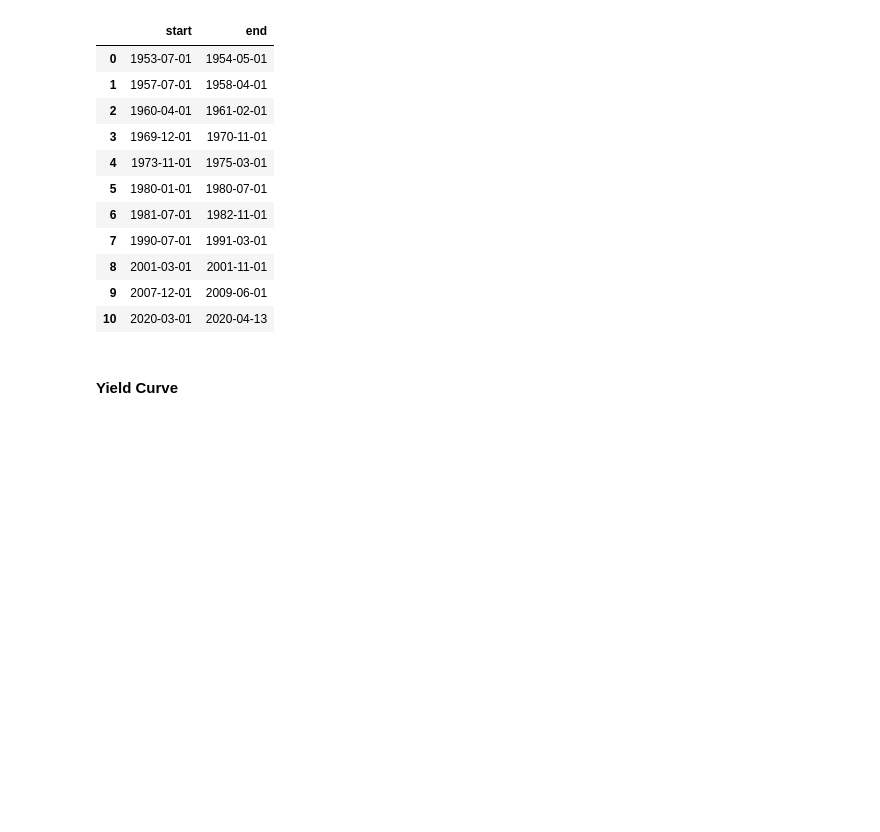
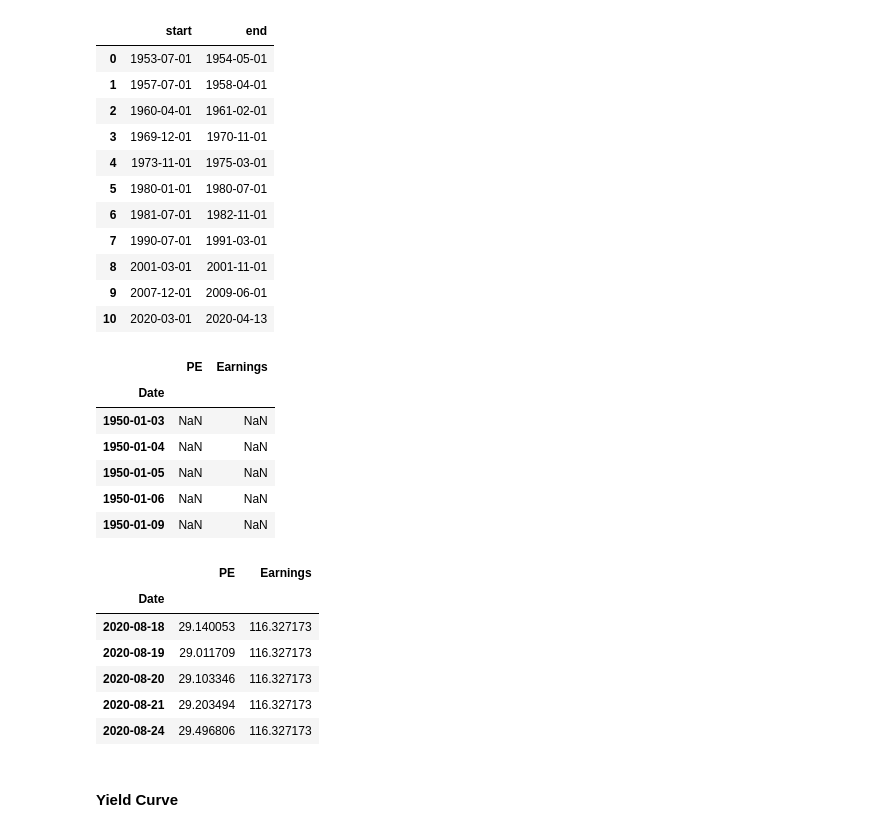
Before and after one commit to Aljgutier/Pyquant, a Jupyter notebook: SP500_MktCycle_Data.ipynb, the cells around one changed output. Cells and saved outputs as stored; diff of their text form; code cells hidden in the pictures; blank space fills up the shorter version.

Commit message:
MKT Cycle Data Update, SP PE Ratio, Quandl, api_key_files

```diff
--- a/SP500_MktCycle_Data.ipynb
+++ b/SP500_MktCycle_Data.ipynb
@@ -7,4 +7,16 @@ import matplotlib.pyplot as plt
 from datetime import datetime as dt
 from datetime import timedelta as td
 import seaborn as sns
-API_KEY_FRED="a19b53296199d2aa189a12c99b960218"
+import quandl
+
+# Quandle API key
+quandle_api_key_file = "quandl_api_key_file"
+f = open(quandle_api_key_file,'r')
+quandl_api_key=f.read().strip()
+f.close
+
+# Fred API key
+fred_api_key_file = "fred_api_key_file"
+f = open(fred_api_key_file,'r')
+fred_api_key=f.read().strip()
+f.close
@@ -189,3 +218,36 @@ display(dfrecessions)
+# %%
+# SP 500 PE Ratio
+%run fmfunctions
+sppe_filename='./data/sp500_pe_daily_1950-1-3_to_2020-8-24.csv'
+
+df_sppe_daily =pd.read_csv(sppe_filename,index_col=0,parse_dates=True)
+
+get_sppe_quandl=False
+if get_sppe_quandl==True:
+    start='2020-7-1'
+    end='2020-10-1'
+    savedir='./data'
+    save=True
+    df_sppe_daily=quandl_sppegetappend(df_sppe_daily,dfsp500,quandl_api_key,
+                                       start,end,save=save, savedir=savedir)
+
+display(df_sppe_daily.head())
+display(df_sppe_daily.tail())
+# %% [output]
+|  | PE | Earnings |
+| Date |  |  |
+| 1950-01-03 | NaN | NaN |
+| 1950-01-04 | NaN | NaN |
+| 1950-01-05 | NaN | NaN |
+| 1950-01-06 | NaN | NaN |
+| 1950-01-09 | NaN | NaN |
+|  | PE | Earnings |
+| Date |  |  |
+| 2020-08-18 | 29.140053 | 116.327173 |
+| 2020-08-19 | 29.011709 | 116.327173 |
+| 2020-08-20 | 29.103346 | 116.327173 |
+| 2020-08-21 | 29.203494 | 116.327173 |
+| 2020-08-24 | 29.496806 | 116.327173 |
 # %% [markdown]
 #### Yield Curve
 # %%
```
Also changed, not shown: parts of 18 cells of this notebook.
